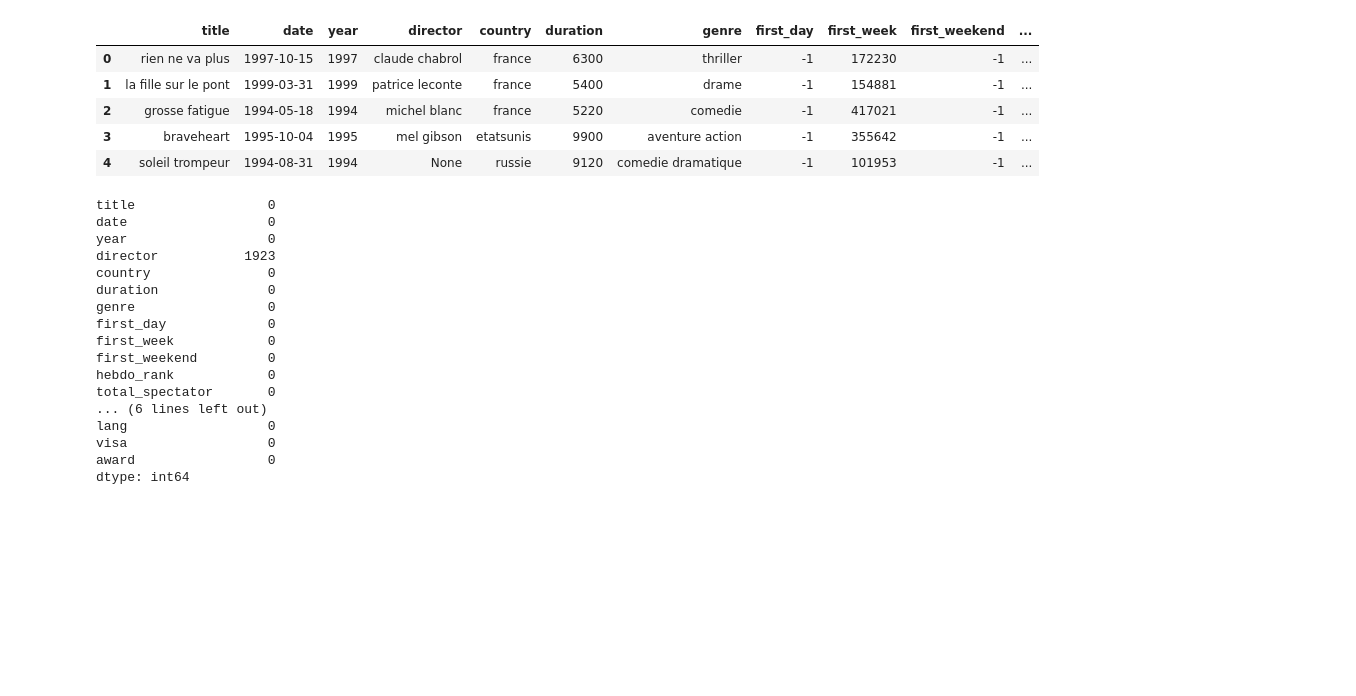
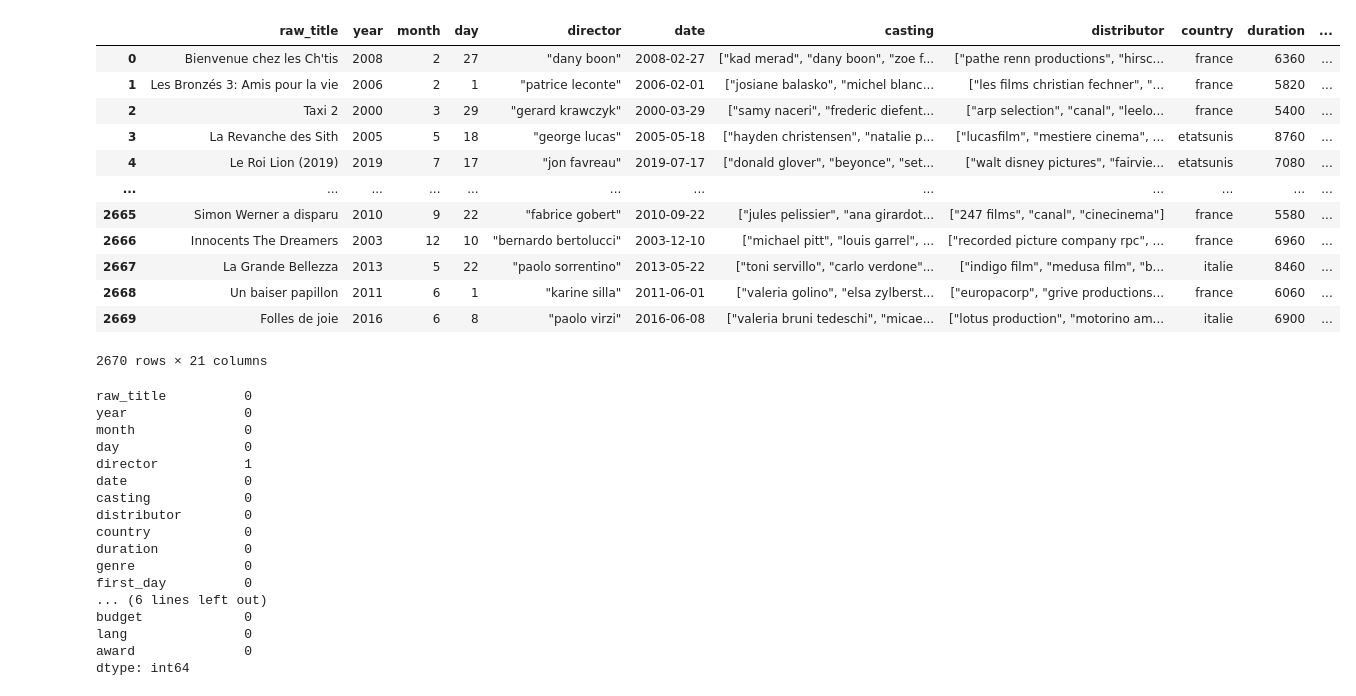
Before and after one commit to AFlo59/Brief_Popularity_Film, a Jupyter notebook: nettoyage/nettoyage.ipynb, the cells around one changed output. Cells and saved outputs as stored; diff of their text form; code cells hidden in the pictures; blank space fills up the shorter version.

```diff
--- a/nettoyage/nettoyage.ipynb
+++ b/nettoyage/nettoyage.ipynb
@@ -13,39 +13,51 @@ pd.set_option('display.max_columns', 500)
 # %%
 from db.database_mysql import engine
 
-df = pd.read_sql_query('''SELECT jp.title, jp.date, jp.`year`, jp.director, jp.country, jp.duration, jp.genre, jp.first_day, jp.first_week, jp.first_weekend, jp.hebdo_rank, jp.total_spectator, jp.copies, fa1.distributor,fa1.rating_press, fa1.rating_public, fa1.casting, fa1.budget, fa1.lang, fa1.visa, fa1.award
+df = pd.read_sql_query('''SELECT jp.raw_title,
+        YEAR(jp.date) AS year,
+        MONTH(jp.date) AS month,
+        DAY(jp.date) AS day,
+    im.director, im.date,im.casting, im.distributor, jp.country, jp.duration, jp.genre, jp.first_day, jp.first_week, jp.first_weekend, jp.hebdo_rank,
+jp.total_spectator, jp.copies, im.rating_press, im.budget, im.lang, im.award
 FROM films_jp as jp
-LEFT JOIN films_allo fa1 ON fa1.id_jp = jp.id
-  where fa1.year_allo is not null and fa1.year_allo != -1
-  group by fa1.id_jp, jp.`year`, jp.director''', engine)
+LEFT JOIN films_imdb im ON im.id_jp = jp.id
+where im.id_jp is not null and im.date = jp.date
+order by jp.first_week desc''', engine)
 
-df.head()
+df
 # %% [output]
-|  | title | date | year | director | country | duration | genre | first_day | first_week | first_weekend | ... |
-| 0 | rien ne va plus | 1997-10-15 | 1997 | claude chabrol | france | 6300 | thriller | -1 | 172230 | -1 | ... |
-| 1 | la fille sur le pont | 1999-03-31 | 1999 | patrice leconte | france | 5400 | drame | -1 | 154881 | -1 | ... |
-| 2 | grosse fatigue | 1994-05-18 | 1994 | michel blanc | france | 5220 | comedie | -1 | 417021 | -1 | ... |
-| 3 | braveheart | 1995-10-04 | 1995 | mel gibson | etatsunis | 9900 | aventure action | -1 | 355642 | -1 | ... |
-| 4 | soleil trompeur | 1994-08-31 | 1994 | None | russie | 9120 | comedie dramatique | -1 | 101953 | -1 | ... |
+|  | raw_title | year | month | day | director | date | casting | distributor | country | duration | ... |
+| 0 | Bienvenue chez les Ch'tis | 2008 | 2 | 27 | "dany boon" | 2008-02-27 | ["kad merad", "dany boon", "zoe f... | ["pathe renn productions", "hirsc... | france | 6360 | ... |
+| 1 | Les Bronzés 3: Amis pour la vie | 2006 | 2 | 1 | "patrice leconte" | 2006-02-01 | ["josiane balasko", "michel blanc... | ["les films christian fechner", "... | france | 5820 | ... |
+| 2 | Taxi 2 | 2000 | 3 | 29 | "gerard krawczyk" | 2000-03-29 | ["samy naceri", "frederic diefent... | ["arp selection", "canal", "leelo... | france | 5400 | ... |
+| 3 | La Revanche des Sith | 2005 | 5 | 18 | "george lucas" | 2005-05-18 | ["hayden christensen", "natalie p... | ["lucasfilm", "mestiere cinema", ... | etatsunis | 8760 | ... |
+| 4 | Le Roi Lion (2019) | 2019 | 7 | 17 | "jon favreau" | 2019-07-17 | ["donald glover", "beyonce", "set... | ["walt disney pictures", "fairvie... | etatsunis | 7080 | ... |
+| ... | ... | ... | ... | ... | ... | ... | ... | ... | ... | ... | ... |
+| 2665 | Simon Werner a disparu | 2010 | 9 | 22 | "fabrice gobert" | 2010-09-22 | ["jules pelissier", "ana girardot... | ["247 films", "canal", "cinecinema"] | france | 5580 | ... |
+| 2666 | Innocents The Dreamers | 2003 | 12 | 10 | "bernardo bertolucci" | 2003-12-10 | ["michael pitt", "louis garrel", ... | ["recorded picture company rpc", ... | france | 6960 | ... |
+| 2667 | La Grande Bellezza | 2013 | 5 | 22 | "paolo sorrentino" | 2013-05-22 | ["toni servillo", "carlo verdone"... | ["indigo film", "medusa film", "b... | italie | 8460 | ... |
+| 2668 | Un baiser papillon | 2011 | 6 | 1 | "karine silla" | 2011-06-01 | ["valeria golino", "elsa zylberst... | ["europacorp", "grive productions... | france | 6060 | ... |
+| 2669 | Folles de joie | 2016 | 6 | 8 | "paolo virzi" | 2016-06-08 | ["valeria bruni tedeschi", "micae... | ["lotus production", "motorino am... | italie | 6900 | ... |
+2670 rows × 21 columns
 # %%
 df.isnull().sum()
 # %% [output]
-title                 0
-date                  0
-year                  0
-director           1923
-country               0
-duration              0
-genre                 0
-first_day             0
-first_week            0
-first_weekend         0
-hebdo_rank            0
-total_spectator       0
+raw_title          0
+year               0
+month              0
+day                0
+director           1
+date               0
+casting            0
+distributor        0
+country            0
+duration           0
+genre              0
+first_day          0
 ... (6 lines left out)
-lang                  0
-visa                  0
-award                 0
+budget             0
+lang               0
+award              0
 dtype: int64
 # %%
 # df = df.dropna()
```
Also changed, not shown: parts of 31 cells of this notebook, 2 other files.
